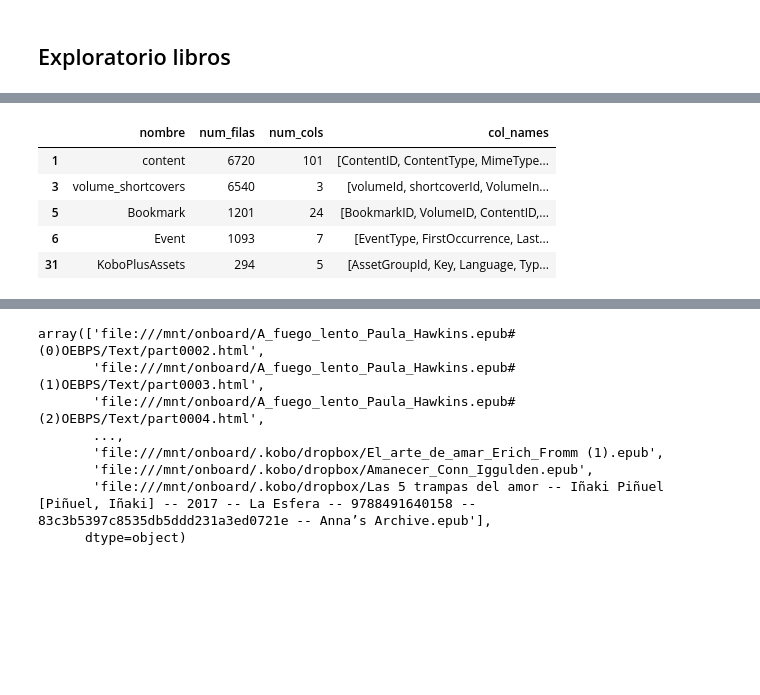
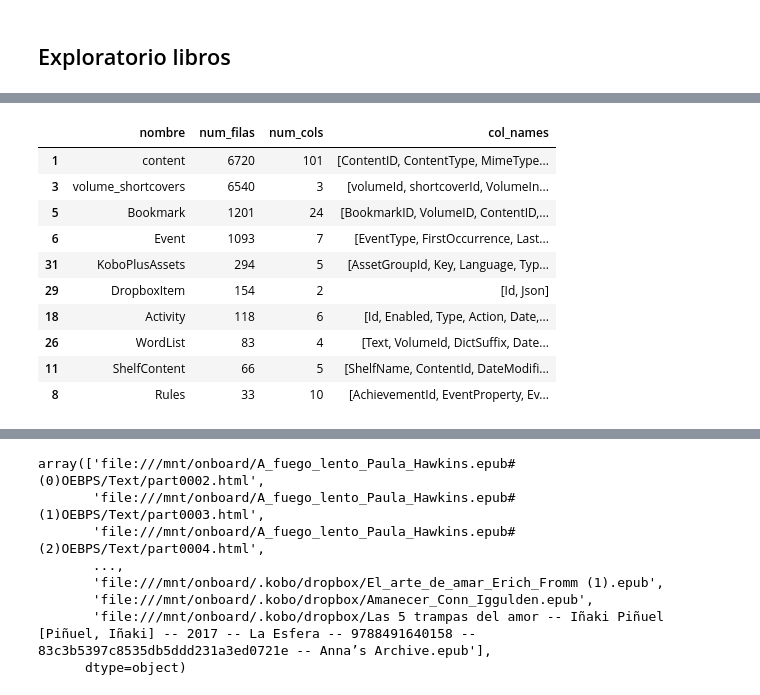
Before and after one commit to jaguirrepeman/koboannotations, a Jupyter notebook: notebook_kobo.ipynb, the cells around one changed output, grey strips where cells are left out. Saved outputs shown, nothing was run; the diff lists cells and outputs as text; code cells hidden in the pictures; blank space fills up the shorter version.

```diff
--- a/notebook_kobo.ipynb
+++ b/notebook_kobo.ipynb
@@ -119,11 +215,16 @@ libros_df.sort_values("___SyncTime", ascending=True).head(10)
 # %%
 tables_info_df = db.get_tables_info()
 # %%
-tables_info_df.sort_values("num_filas", ascending= False).head(5)
+tables_info_df.sort_values("num_filas", ascending= False).head(10)
 # %% [output]
 |  | nombre | num_filas | num_cols | col_names |
 | 1 | content | 6720 | 101 | [ContentID, ContentType, MimeType... |
 | 3 | volume_shortcovers | 6540 | 3 | [volumeId, shortcoverId, VolumeIn... |
 | 5 | Bookmark | 1201 | 24 | [BookmarkID, VolumeID, ContentID,... |
 | 6 | Event | 1093 | 7 | [EventType, FirstOccurrence, Last... |
 | 31 | KoboPlusAssets | 294 | 5 | [AssetGroupId, Key, Language, Typ... |
+| 29 | DropboxItem | 154 | 2 | [Id, Json] |
+| 18 | Activity | 118 | 6 | [Id, Enabled, Type, Action, Date,... |
+| 26 | WordList | 83 | 4 | [Text, VolumeId, DictSuffix, Date... |
+| 11 | ShelfContent | 66 | 5 | [ShelfName, ContentId, DateModifi... |
+| 8 | Rules | 33 | 10 | [AchievementId, EventProperty, Ev... |
```
Also changed, not shown: parts of 41 cells of this notebook, 1 other file.
